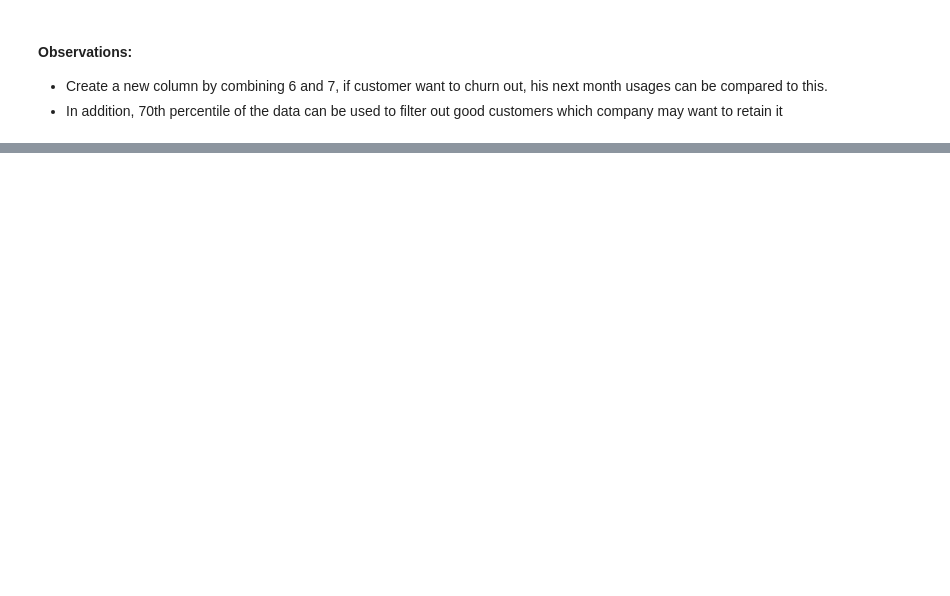
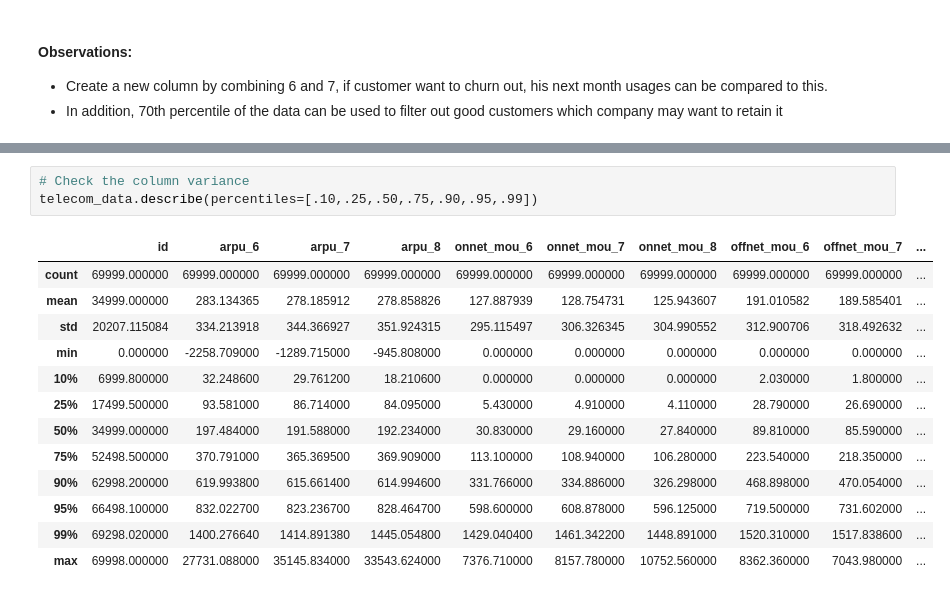
Before and after one commit to ps2420/telecom-churn-case-study, a Jupyter notebook: Pankaj_Singh_telecom_churn_case_Study.ipynb, the cells around one changed output, grey strips where cells are left out. Saved outputs shown, nothing was run; the diff lists cells and outputs as text; blank space fills up the shorter version.

```diff
--- a/Pankaj_Singh_telecom_churn_case_Study.ipynb
+++ b/Pankaj_Singh_telecom_churn_case_Study.ipynb
@@ -538,0 +640,17 @@ Total customers data after filtering out good customers  (20640, 163)
+# %%
+# Check the column variance
+telecom_data.describe(percentiles=[.10,.25,.50,.75,.90,.95,.99])
+# %% [output]
+|  | id | arpu_6 | arpu_7 | arpu_8 | onnet_mou_6 | onnet_mou_7 | onnet_mou_8 | offnet_mou_6 | offnet_mou_7 | ... |
+| count | 69999.000000 | 69999.000000 | 69999.000000 | 69999.000000 | 69999.000000 | 69999.000000 | 69999.000000 | 69999.000000 | 69999.000000 | ... |
+| mean | 34999.000000 | 283.134365 | 278.185912 | 278.858826 | 127.887939 | 128.754731 | 125.943607 | 191.010582 | 189.585401 | ... |
+| std | 20207.115084 | 334.213918 | 344.366927 | 351.924315 | 295.115497 | 306.326345 | 304.990552 | 312.900706 | 318.492632 | ... |
+| min | 0.000000 | -2258.709000 | -1289.715000 | -945.808000 | 0.000000 | 0.000000 | 0.000000 | 0.000000 | 0.000000 | ... |
+| 10% | 6999.800000 | 32.248600 | 29.761200 | 18.210600 | 0.000000 | 0.000000 | 0.000000 | 2.030000 | 1.800000 | ... |
+| 25% | 17499.500000 | 93.581000 | 86.714000 | 84.095000 | 5.430000 | 4.910000 | 4.110000 | 28.790000 | 26.690000 | ... |
+| 50% | 34999.000000 | 197.484000 | 191.588000 | 192.234000 | 30.830000 | 29.160000 | 27.840000 | 89.810000 | 85.590000 | ... |
+| 75% | 52498.500000 | 370.791000 | 365.369500 | 369.909000 | 113.100000 | 108.940000 | 106.280000 | 223.540000 | 218.350000 | ... |
+| 90% | 62998.200000 | 619.993800 | 615.661400 | 614.994600 | 331.766000 | 334.886000 | 326.298000 | 468.898000 | 470.054000 | ... |
+| 95% | 66498.100000 | 832.022700 | 823.236700 | 828.464700 | 598.600000 | 608.878000 | 596.125000 | 719.500000 | 731.602000 | ... |
+| 99% | 69298.020000 | 1400.276640 | 1414.891380 | 1445.054800 | 1429.040400 | 1461.342200 | 1448.891000 | 1520.310000 | 1517.838600 | ... |
+| max | 69998.000000 | 27731.088000 | 35145.834000 | 33543.624000 | 7376.710000 | 8157.780000 | 10752.560000 | 8362.360000 | 7043.980000 | ... |
```
Also changed, not shown: parts of 88 cells of this notebook.
